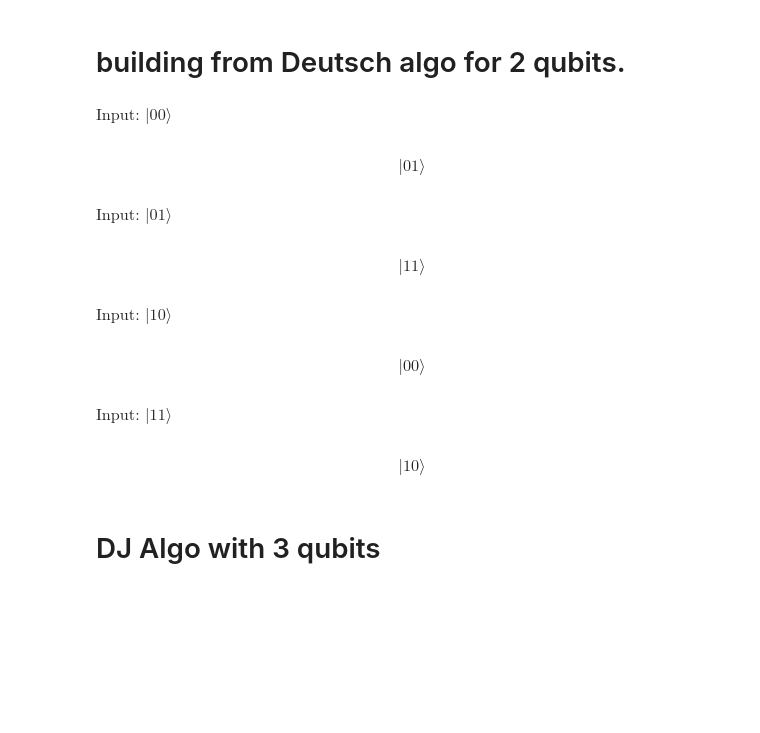
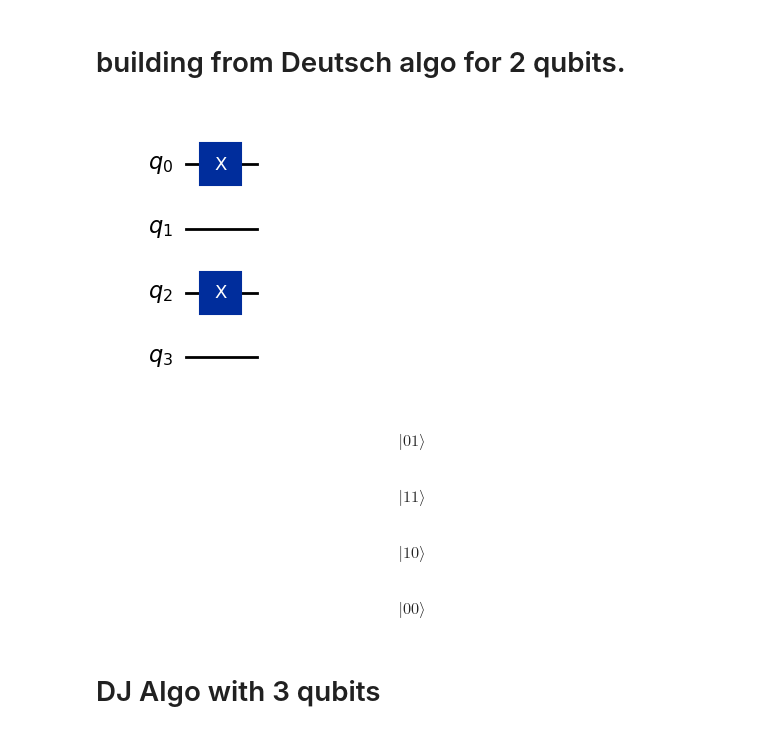
Before and after one commit to manhoosbilli1/Quantum_Computing_Learning, a Jupyter notebook: Task2/main_task.ipynb, the cells around one changed output. Cells and saved outputs as stored; diff of their text form; code cells hidden in the pictures; blank space fills up the shorter version.

```diff
--- a/Task2/main_task.ipynb
+++ b/Task2/main_task.ipynb
@@ -61,6 +61,7 @@ from qiskit_aer import AerSimulator
 from qiskit.visualization import plot_histogram
 from qiskit.quantum_info import Statevector
 import math
+
 
 # Function to create an oracle based on the provided case
 def createOracle(case):
@@ -115,44 +116,54 @@ def oracle_truth_table(oracleType):
     # Create the oracle circuit
     oracle = createOracle(oracleType)
 
     # Iterate through all possible 2-bit inputs
     for i in range(4):  # Loop through 00, 01, 10, 11
         input_bits = format(i, "02b")  # Convert to 2-bit binary string
         inputCircuit, inputState = createInput(input_bits)
 
         # Combine the input and oracle circuits
         stitchedCircuit = inputCircuit.compose(oracle)
         statevector = Statevector.from_instruction(stitchedCircuit)
 
         # Display input in ket notation and the corresponding statevector
-        display(Math(f"\\text{{Input: }} |{input_bits}\\rangle"))
         display(statevector.draw('latex'))
 
 
 
 
 # Run
 
 
 # Oracle type and input binary string
 oracleType = 4
 input_string = "11"
 
 # Create the oracle and input circuits
-oracle = createOracle(oracleType)
+main_oracle = createOracle(oracleType)
+display(oracle.draw('mpl'))
 inputCircuit, inputState = createInput(input_string)
 
-oracleType = 1
+
+qc = QuantumCircuit(2)
+qc.h(0)
+qc.x(1)
+qc.h(1)
+
+circuit = qc.compose(main_oracle)
+
+qc.h(0)
+
+
+
+
+
 oracle_truth_table(oracleType)
 # %% [output]
+[figure, added]
-$\displaystyle \text{Input: } |00\rangle$
+$$ |01\rangle$$
-$$ |01\rangle$$
+$$ |11\rangle$$
-$\displaystyle \text{Input: } |01\rangle$
+$$ |10\rangle$$
-$$ |11\rangle$$
+$$ |00\rangle$$
-$\displaystyle \text{Input: } |10\rangle$
-$$ |00\rangle$$
-$\displaystyle \text{Input: } |11\rangle$
-$$ |10\rangle$$
 # %% [markdown]
 # DJ Algo with 3 qubits
 # %%
```
Also changed, not shown: parts of 6 cells of this notebook, 1 other file.
